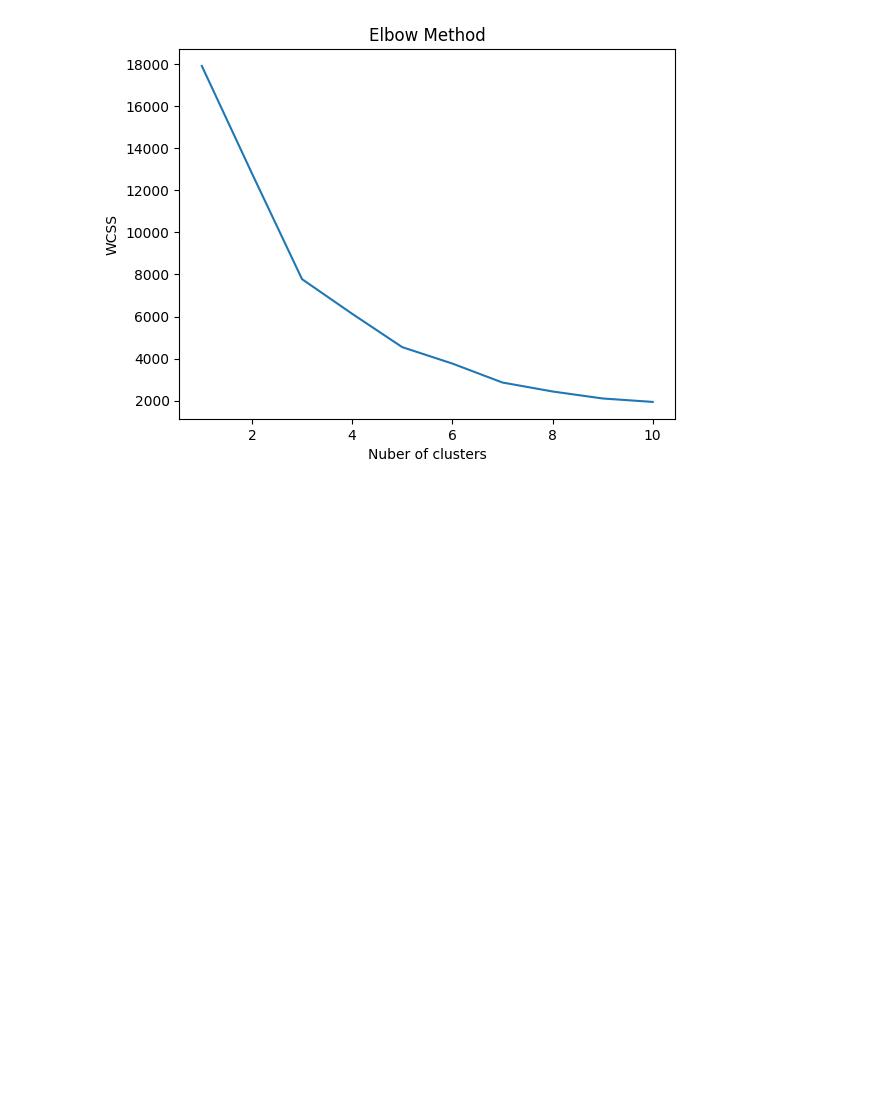
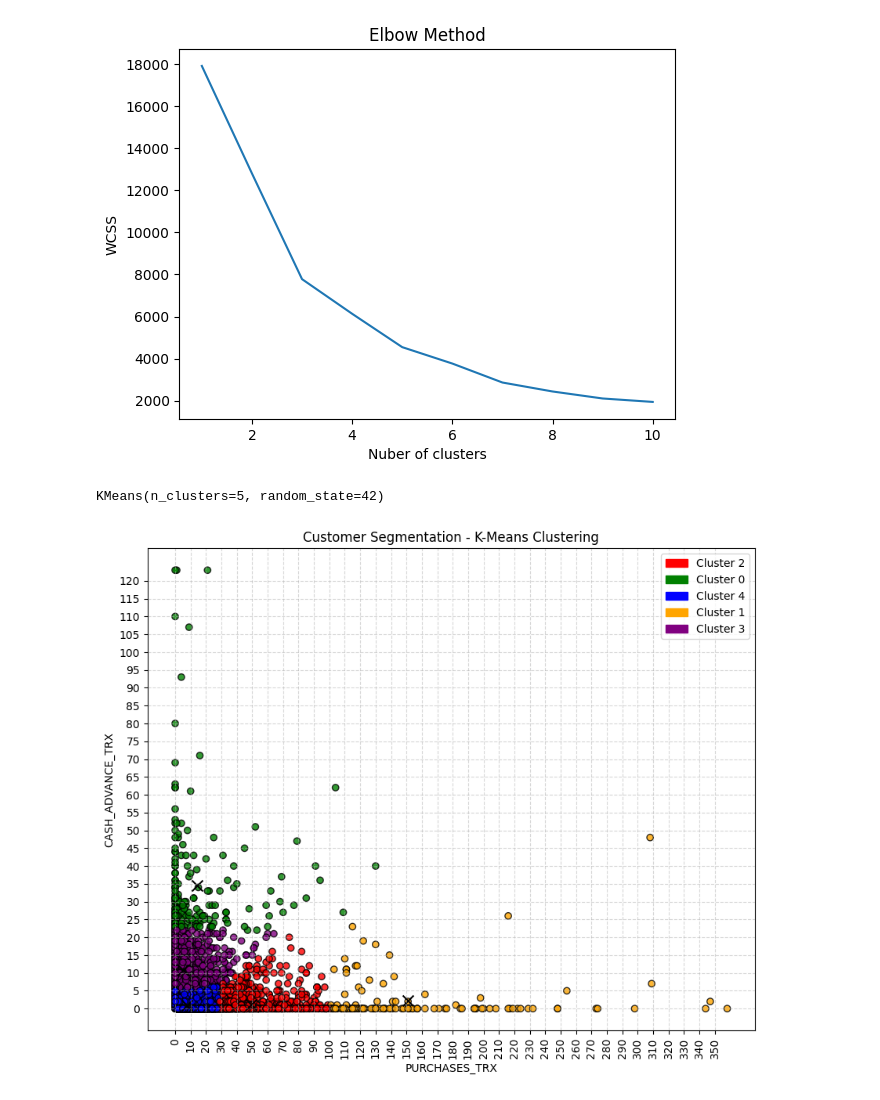
Before and after one commit to asiripr/data_mining_exercises, a Jupyter notebook: e2-k.ipynb, the cells around one changed output. Saved outputs shown, nothing was run; the diff lists cells and outputs as text; code cells hidden in the pictures; blank space fills up the shorter version.

```diff
--- a/e2-k.ipynb
+++ b/e2-k.ipynb
@@ -45,3 +45,37 @@ plt.ylabel('WCSS')
 plt.show()
 # %% [output]
 [figure]
+# %%
+k = 5
+kmeans = KMeans(n_clusters=k, init='k-means++', random_state=42)
+kmeans.fit(scaled_data)
+# %% [output]
+KMeans(n_clusters=5, random_state=42)
+# %%
+cluster_data['CLUSTER'] = kmeans.labels_
+clustered_data = pd.concat([customer_ids, cluster_data], axis=1)
+# %%
+import matplotlib.patches as mpatches
+import matplotlib.colors as mcolors
+plt.figure(figsize=(10, 8))
+cluster_numbers = clustered_data['CLUSTER'].unique()
+cluster_colors = ['red', 'green', 'blue', 'orange', 'purple'][:len(cluster_numbers)]
+custom_cmap = mcolors.ListedColormap(cluster_colors)
+scatter = plt.scatter(clustered_data['PURCHASES_TRX'], clustered_data['CASH_ADVANCE_TRX'],
+                      c=clustered_data['CLUSTER'], cmap=custom_cmap, alpha=0.8, edgecolor='k')
+centroids = scaler.inverse_transform(kmeans.cluster_centers_)
+plt.scatter(centroids[:, 0], centroids[:, 1],
+            marker='x', s=100, color='black', label='Centroids')
+plt.grid(True, linestyle='--', alpha=0.5)
+plt.xticks(np.arange(0, max(clustered_data['PURCHASES_TRX']) + 1, 10), rotation='vertical', ha='center')
+plt.yticks(np.arange(0, max(clustered_data['CASH_ADVANCE_TRX']) + 1, 5))
+plt.title('Customer Segmentation - K-Means Clustering')
+
+plt.xlabel('PURCHASES_TRX')
+plt.ylabel('CASH_ADVANCE_TRX')
+legend_patches = [mpatches.Patch(color=cluster_colors[i], label='Cluster {}'.format(cluster_numbers[i]))
+                  for i in range(len(cluster_numbers))]
+plt.legend(handles=legend_patches)
+plt.show()
+# %% [output]
+[figure, added]
```
Also changed, not shown: parts of 1 cell of this notebook, 2 other files.
